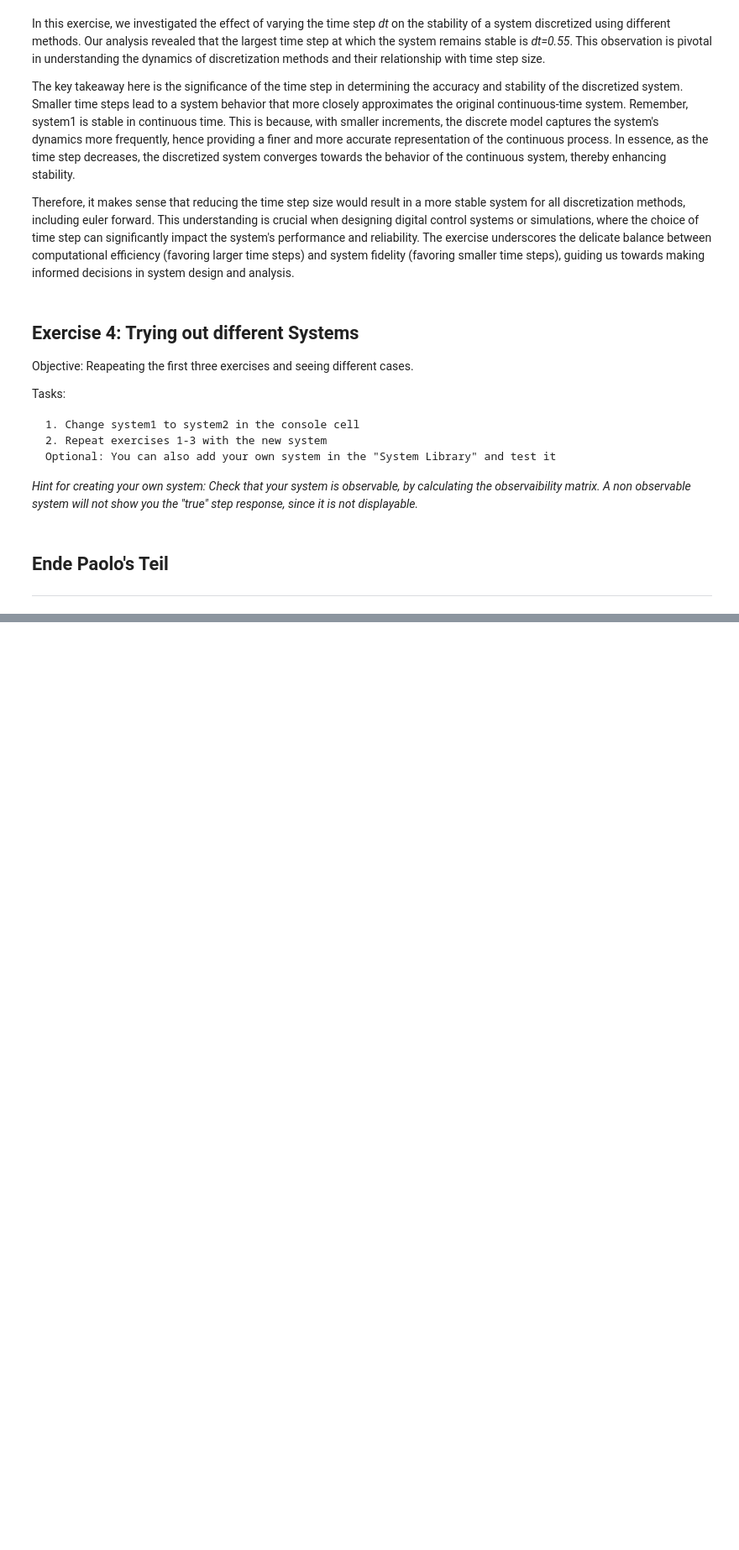
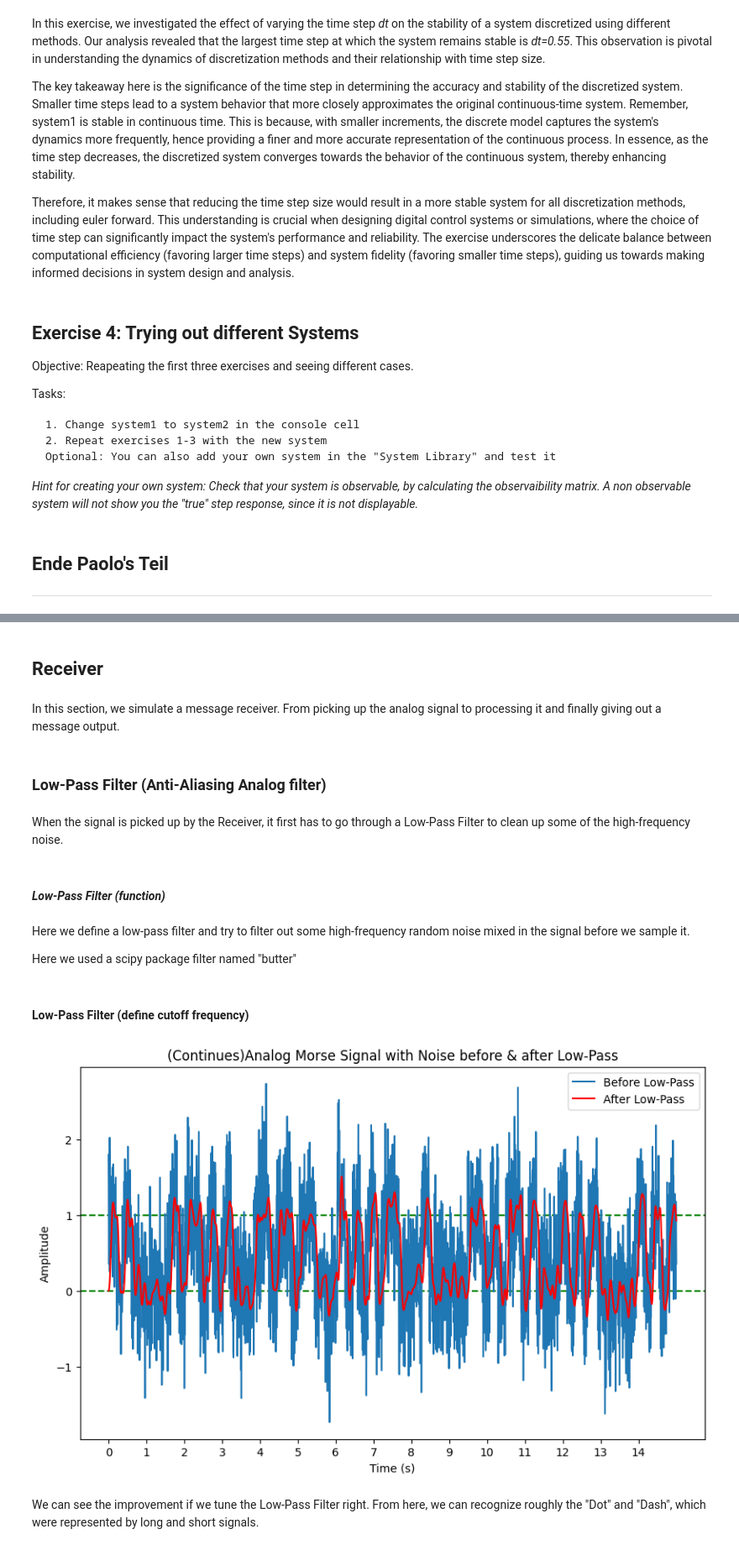
Before and after one commit to idsc-frazzoli/CS2-2024-notebooks, a Jupyter notebook: ps02_neu/masterfile.ipynb, the cells around one changed output, grey strips where cells are left out. Shown at 84% size. Drawn from its saved outputs; the diff is of its cells as text; code cells hidden in the pictures; blank space fills up the shorter version.

```diff
--- a/ps02_neu/masterfile.ipynb
+++ b/ps02_neu/masterfile.ipynb
@@ -791,0 +1201,14 @@ Tasks:
+# %% [markdown]
+## __Receiver__
+# %% [markdown]
+In this section, we simulate a message receiver. From picking up the analog signal to processing it and finally giving out a message output.
+# %% [markdown]
+### __Low-Pass Filter (Anti-Aliasing Analog filter)__
+# %% [markdown]
+When the signal is picked up by the Receiver, it first has to go through a Low-Pass Filter to clean up some of the high-frequency noise.
+# %% [markdown]
+#### _Low-Pass Filter (function)_
+# %% [markdown]
+Here we define a low-pass filter and try to filter out some high-frequency random noise mixed in the signal before we sample it.
+
+Here we used a scipy package filter named "butter"
@@ -791,0 +1239,32 @@ Tasks:
+# %% [markdown]
+#### __Low-Pass Filter__ (define cutoff frequency)
+# %%
+# Set the cutoff frequency for the low-pass filter
+# Adjust this based on your requirements
+CUTOFF_FREQ = 7
+
+
+# Apply the low-pass filter
+after_low_pass = butter_lowpass_filter(CONT_Morse_Signal_w_noise,
+                                       CUTOFF_FREQ,
+                                       T_CONT_FREQ,
+                                       4)
+
+
+# Plot out the continuous signal with noise introduced
+# and compare it with the signal that is after low-Pass filter
+plt.figure(figsize=(10, 6))
+plt.axhline(y=0, color='g', linestyle='--')
+plt.axhline(y=1, color='g', linestyle='--')
+plt.title("(Continues)Analog Morse Signal with Noise before & after Low-Pass")
+plt.plot(T_CONT, CONT_Morse_Signal_w_noise, label='Before Low-Pass')
+plt.plot(T_CONT, after_low_pass, 'r' ,label='After Low-Pass')
+plt.xticks(np.arange(T_CONT_START, T_CONT_END))
+plt.xlabel('Time (s)')
+plt.ylabel('Amplitude')
+plt.legend()
+plt.show()
+# %% [output]
+[figure, added]
+# %% [markdown]
+We can see the improvement if we tune the Low-Pass Filter right. From here, we can recognize roughly the "Dot" and "Dash", which were represented by long and short signals.
```
Also changed, not shown: parts of 133 cells of this notebook.
